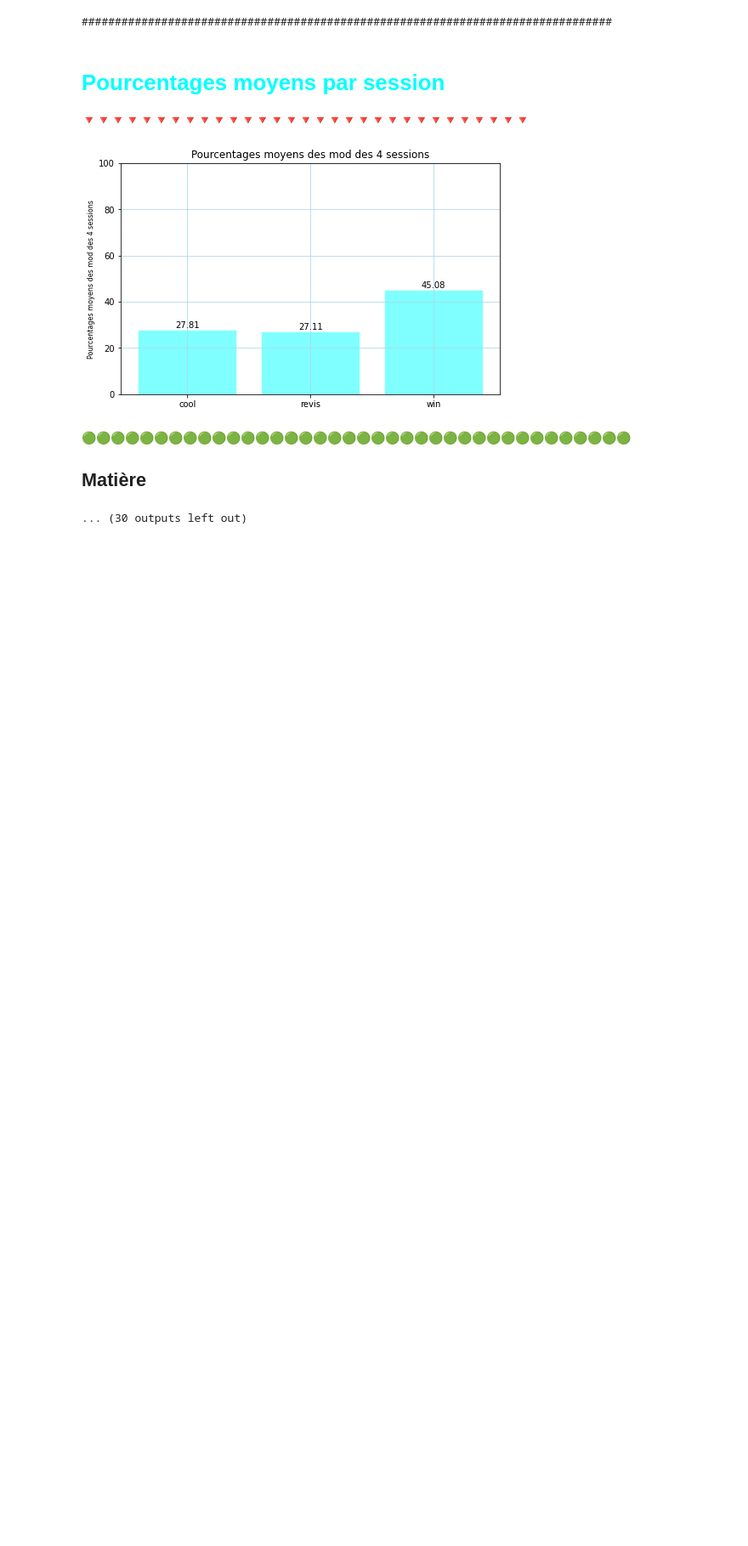
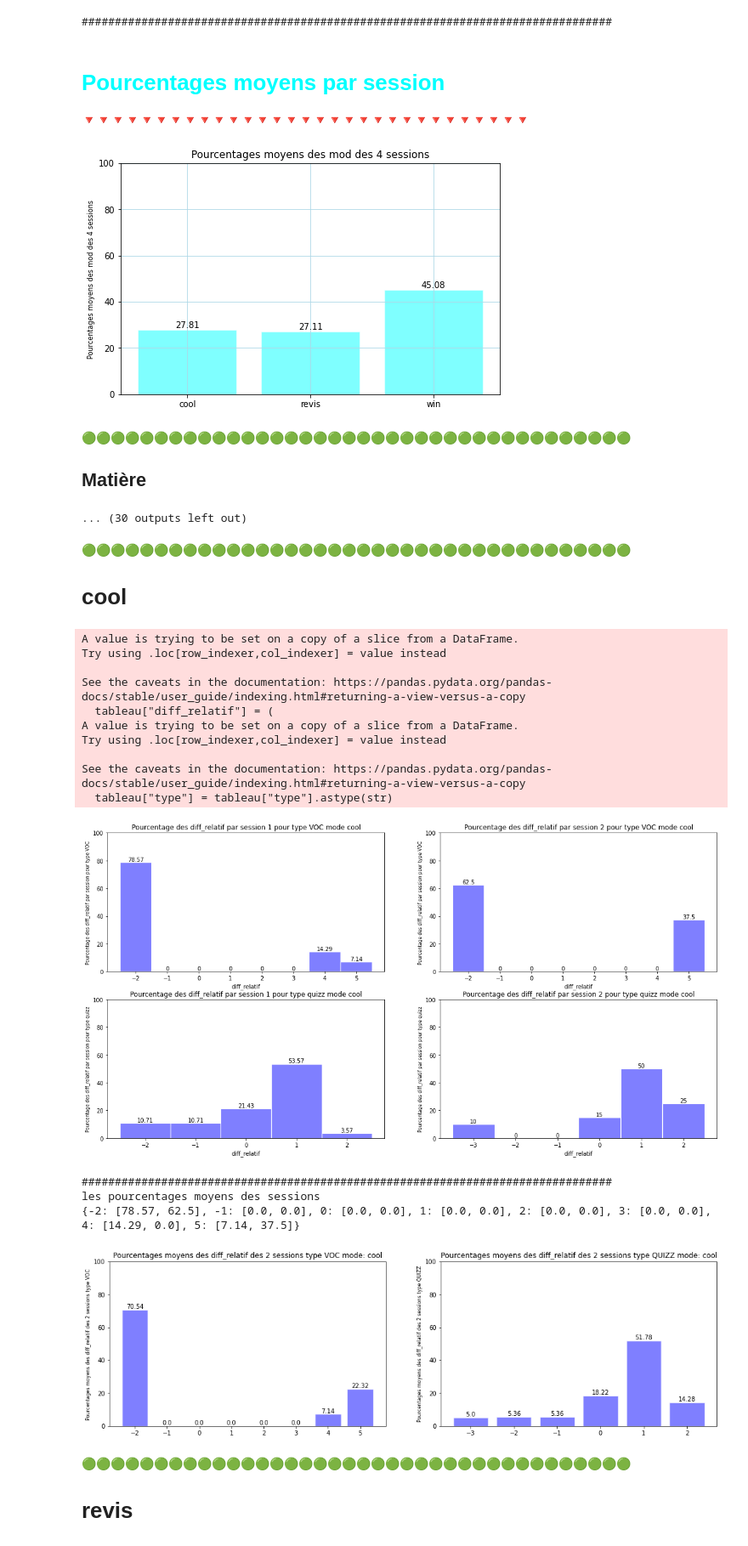
Before and after one commit to OussamaELhansali/Summary_CoachWiloki, a Jupyter notebook: Bilan_version_finale.ipynb, the cells around one changed output. Shown at 85% size. Drawn from its saved outputs; the diff is of its cells as text; code cells hidden in the pictures; blank space fills up the shorter version.

Commit message:
"Updating le calcul des pourcentages moyens niveauxdiff "

```diff
--- a/Bilan_version_finale.ipynb
+++ b/Bilan_version_finale.ipynb
@@ -70,0 +68,31 @@ hm_mod(file_names)
+# %%
+from stats_moyenne import histogramme_moyen_modeType
+from coach_stat1 import tableau_données
+file_names= ['S1_nonParam.json','S3_nonParam.json']
+for mode in ["cool","revis","win"]:
+    display(HTML('🟢🟢🟢🟢🟢🟢🟢🟢🟢🟢🟢🟢🟢🟢🟢🟢🟢🟢🟢🟢🟢🟢🟢🟢🟢🟢🟢🟢🟢🟢🟢🟢🟢🟢🟢🟢🟢🟢<h1>'+ mode + ' </h1>'))
+    tab_events = []
+    for file in file_names:
+        tableau=tableau_données(file)[0]
+        tab_events.append(tableau[tableau["mod"]==mode])
+    histogramme_moyen_modeType(tab_events)
+# %% [output]
+🟢🟢🟢🟢🟢🟢🟢🟢🟢🟢🟢🟢🟢🟢🟢🟢🟢🟢🟢🟢🟢🟢🟢🟢🟢🟢🟢🟢🟢🟢🟢🟢🟢🟢🟢🟢🟢🟢
+cool
+A value is trying to be set on a copy of a slice from a DataFrame.
+Try using .loc[row_indexer,col_indexer] = value instead
+
+See the caveats in the documentation: https://pandas.pydata.org/pandas-docs/stable/user_guide/indexing.html#returning-a-view-versus-a-copy
+  tableau["diff_relatif"] = (
+A value is trying to be set on a copy of a slice from a DataFrame.
+Try using .loc[row_indexer,col_indexer] = value instead
+
+See the caveats in the documentation: https://pandas.pydata.org/pandas-docs/stable/user_guide/indexing.html#returning-a-view-versus-a-copy
+  tableau["type"] = tableau["type"].astype(str)
+[figure, added]
+################################################################################
+les pourcentages moyens des sessions
+{-2: [78.57, 62.5], -1: [0.0, 0.0], 0: [0.0, 0.0], 1: [0.0, 0.0], 2: [0.0, 0.0], 3: [0.0, 0.0], 4: [14.29, 0.0], 5: [7.14, 37.5]}
+[figure, added]
+🟢🟢🟢🟢🟢🟢🟢🟢🟢🟢🟢🟢🟢🟢🟢🟢🟢🟢🟢🟢🟢🟢🟢🟢🟢🟢🟢🟢🟢🟢🟢🟢🟢🟢🟢🟢🟢🟢
+revis
```
Also changed, not shown: parts of 3 cells of this notebook, 1 other file.
